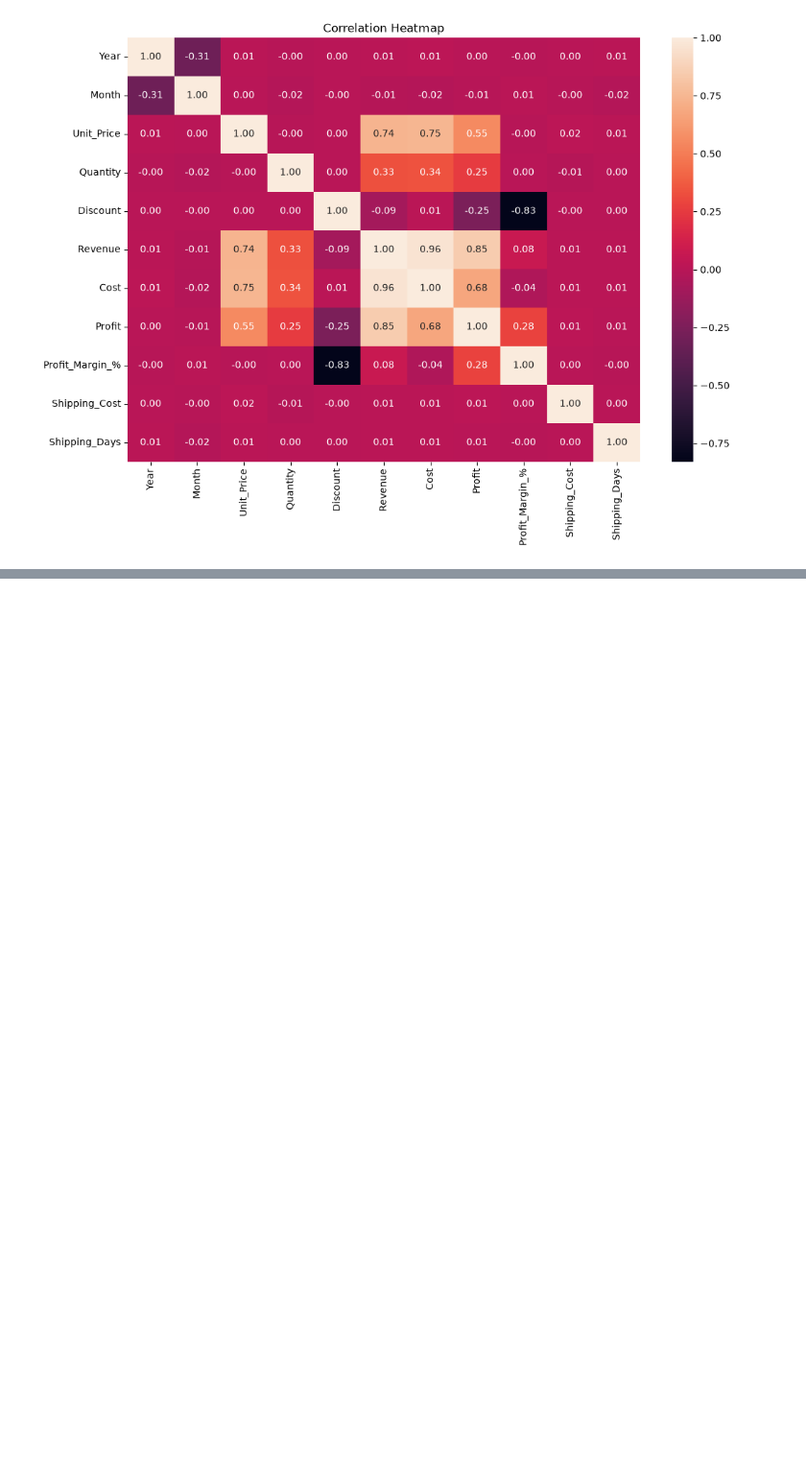
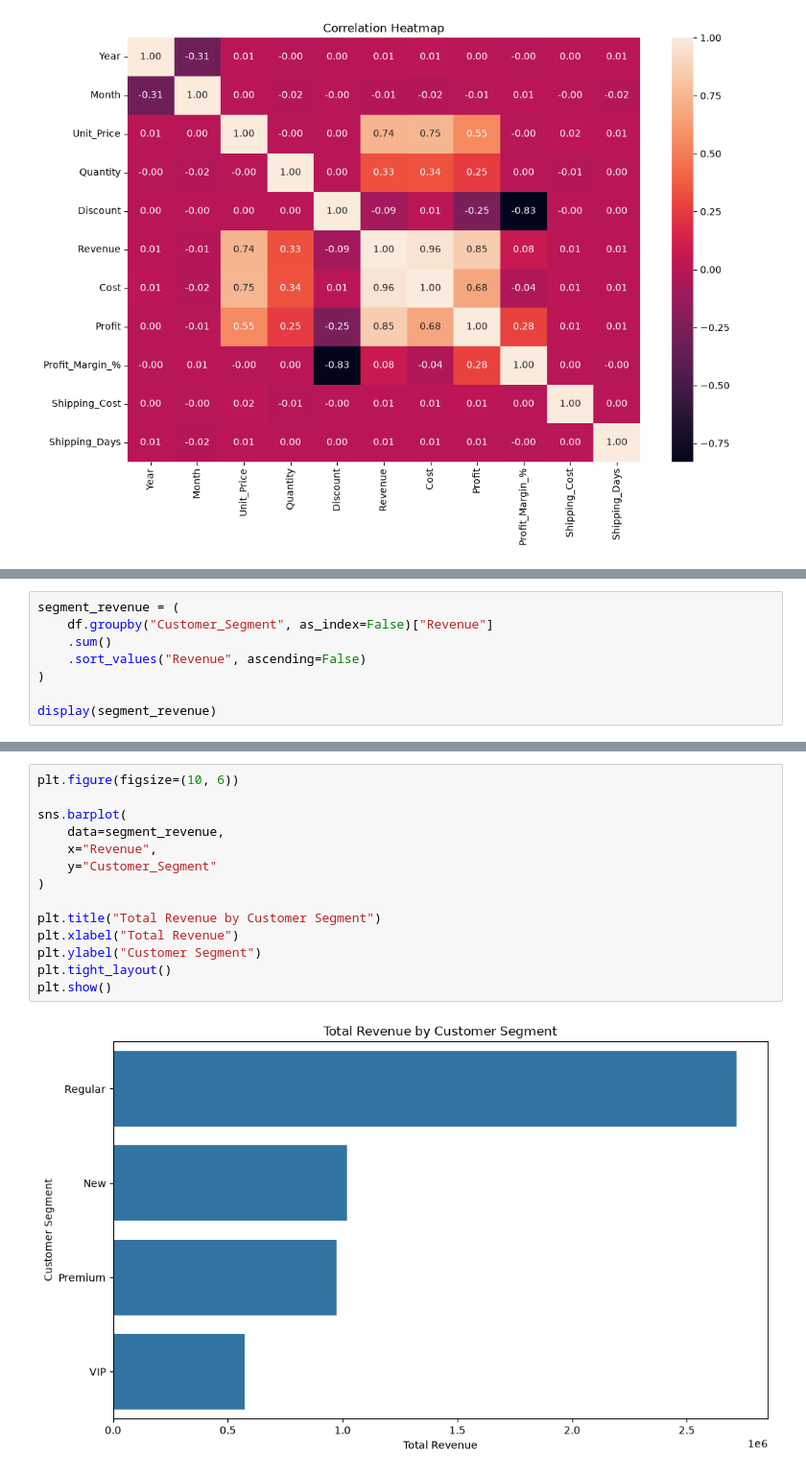
Before and after one commit to afnan2006-code/AI-ML-Learning, a Jupyter notebook: Weekend Project/EDA.ipynb, the cells around one changed output, grey strips where cells are left out. Shown at 96% size. Cells and saved outputs as stored; diff of their text form; blank space fills up the shorter version.

```diff
--- a/Weekend Project/EDA.ipynb
+++ b/Weekend Project/EDA.ipynb
@@ -333,0 +429,8 @@ plt.show()
+# %%
+segment_revenue = (
+    df.groupby("Customer_Segment", as_index=False)["Revenue"]
+    .sum()
+    .sort_values("Revenue", ascending=False)
+)
+
+display(segment_revenue)
@@ -333,0 +443,16 @@ plt.show()
+# %%
+plt.figure(figsize=(10, 6))
+
+sns.barplot(
+    data=segment_revenue,
+    x="Revenue",
+    y="Customer_Segment"
+)
+
+plt.title("Total Revenue by Customer Segment")
+plt.xlabel("Total Revenue")
+plt.ylabel("Customer Segment")
+plt.tight_layout()
+plt.show()
+# %% [output]
+[figure, added]
```
Also changed, not shown: parts of 20 cells of this notebook.
